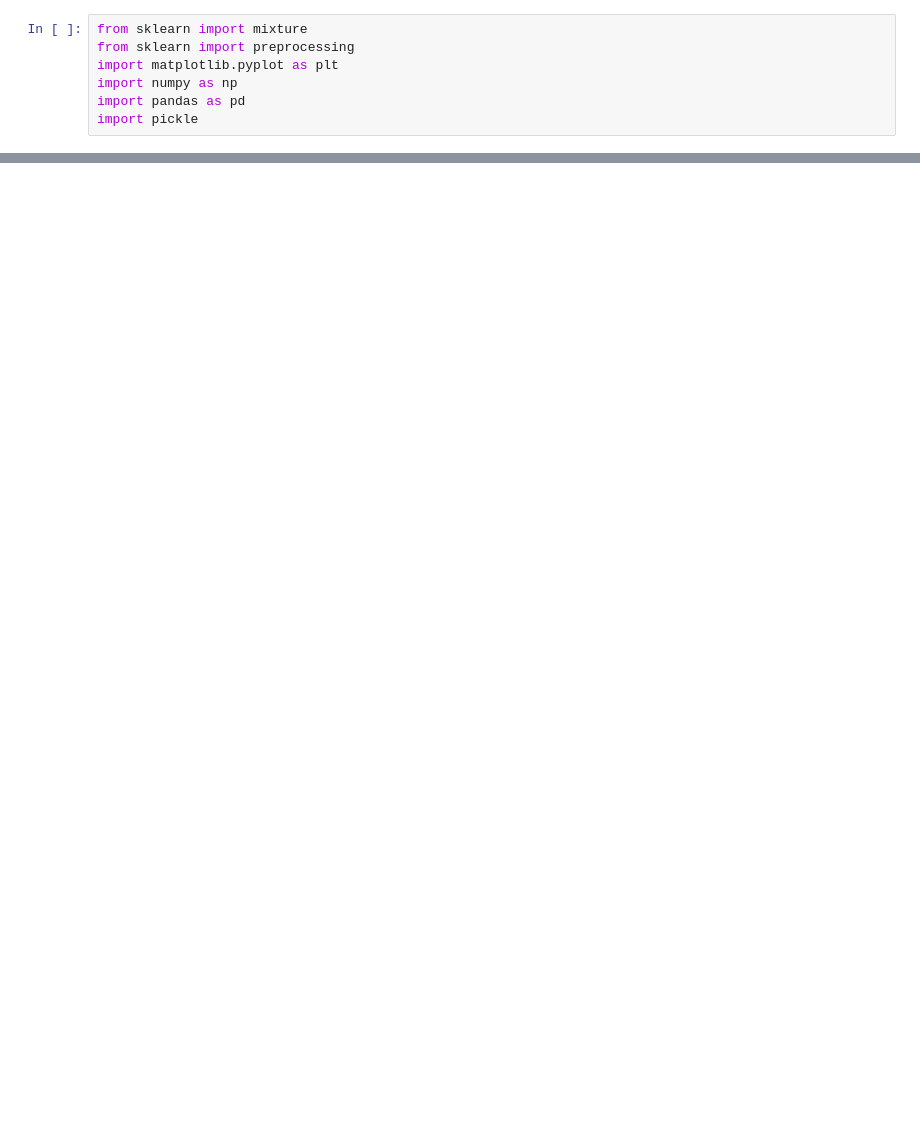
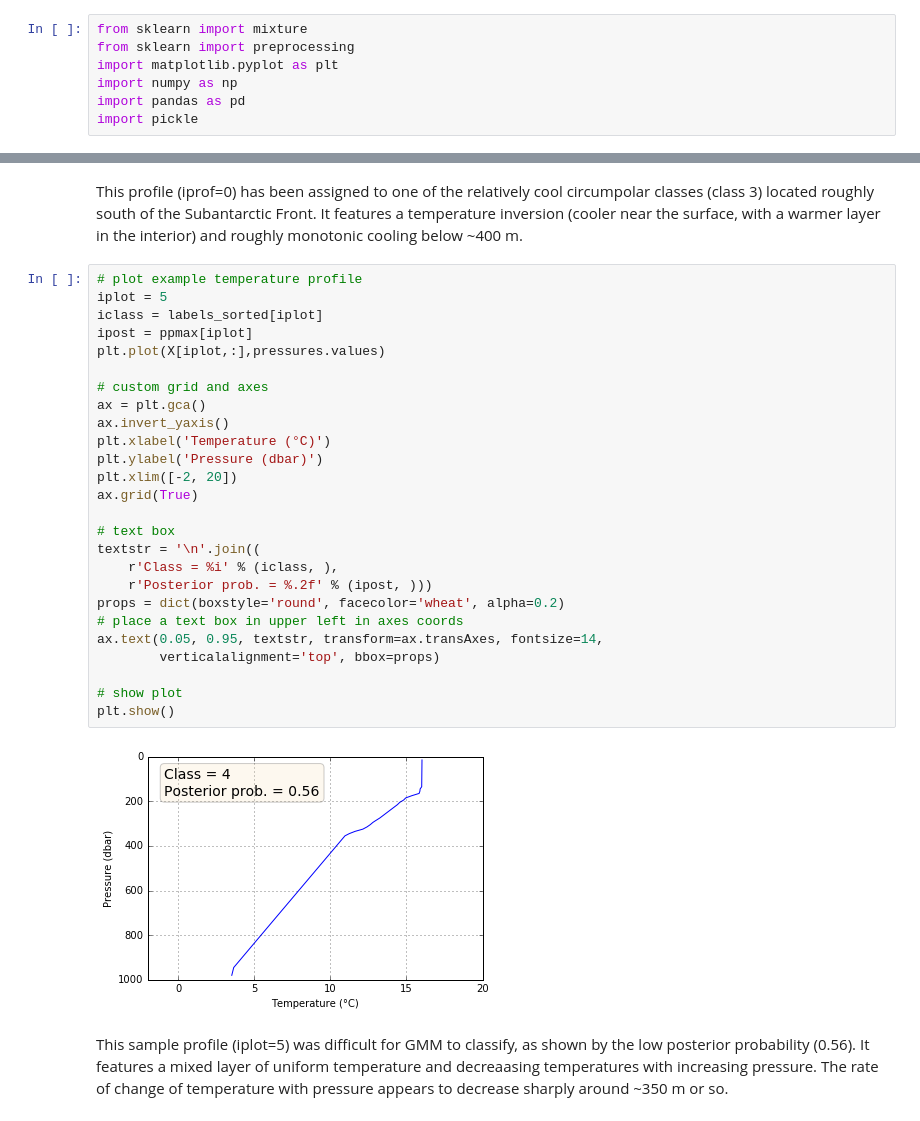
Before and after one commit to DaniJonesOcean/OceanClustering, a Jupyter notebook: classifier/Southern Ocean Temperature Profile Classifier.ipynb, the cells around one changed output, grey strips where cells are left out. Saved outputs shown, nothing was run; the diff lists cells and outputs as text; blank space fills up the shorter version.

```diff
--- a/classifier/Southern Ocean Temperature Profile Classifier.ipynb
+++ b/classifier/Southern Ocean Temperature Profile Classifier.ipynb
@@ -84,0 +152,32 @@ plt.show()
+# %% [markdown]
+This profile (iprof=0) has been assigned to one of the relatively cool circumpolar classes (class 3) located roughly south of the Subantarctic Front. It features a temperature inversion (cooler near the surface, with a warmer layer in the interior) and roughly monotonic cooling below ~400 m.
+# %%
+# plot example temperature profile
+iplot = 5
+iclass = labels_sorted[iplot]
+ipost = ppmax[iplot]
+plt.plot(X[iplot,:],pressures.values)
+
+# custom grid and axes
+ax = plt.gca()
+ax.invert_yaxis()
+plt.xlabel('Temperature (°C)')
+plt.ylabel('Pressure (dbar)')
+plt.xlim([-2, 20])
+ax.grid(True)
+
+# text box
+textstr = '\n'.join((
+    r'Class = %i' % (iclass, ),
+    r'Posterior prob. = %.2f' % (ipost, )))
+props = dict(boxstyle='round', facecolor='wheat', alpha=0.2)
+# place a text box in upper left in axes coords
+ax.text(0.05, 0.95, textstr, transform=ax.transAxes, fontsize=14,
+        verticalalignment='top', bbox=props)
+
+# show plot
+plt.show()
+# %% [output]
+[figure, added]
+# %% [markdown]
+This sample profile (iplot=5) was difficult for GMM to classify, as shown by the low posterior probability (0.56). It features a mixed layer of uniform temperature and decreaasing temperatures with increasing pressure. The rate of change of temperature with pressure appears to decrease sharply around ~350 m or so.
```
Also changed, not shown: parts of 15 cells of this notebook.
